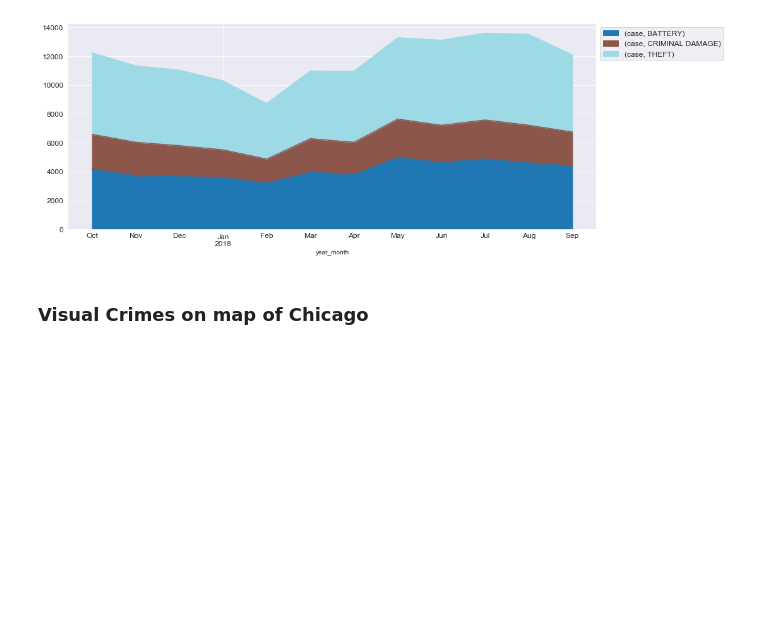
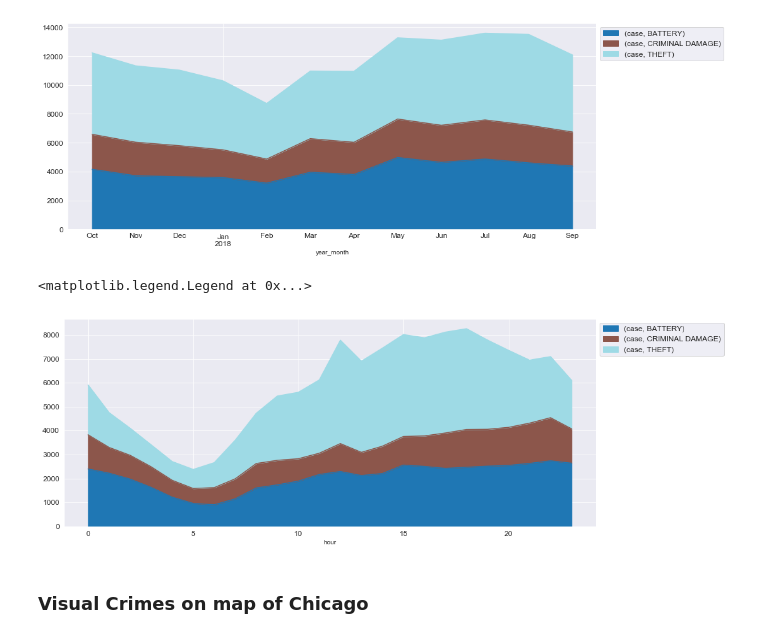
Before and after one commit to sunilsinghuk/Applied-Data-Science_Coursera, a Jupyter notebook: BattleOfTheNeighbourhoods.ipynb, the cells around one changed output. Saved outputs shown, nothing was run; the diff lists cells and outputs as text; code cells hidden in the pictures; blank space fills up the shorter version.

```diff
--- a/BattleOfTheNeighbourhoods.ipynb
+++ b/BattleOfTheNeighbourhoods.ipynb
@@ -119,7 +119,7 @@ crime_keep_columns = ['CASE#',
 # !wget -O crimes.csv https://data.cityofchicago.org/api/views/x2n5-8w5q/rows.csv?accessType=DOWNLOAD
 
 # Read from local
-df = pd.read_csv('crimes.csv',
+df = pd.read_csv('./capstone_data/crimes.csv',
                  usecols=crime_keep_columns)
 # %% [markdown]
 Looking at the Shape of df we can see that only 12 columns have been imported instead of all 22.
@@ -370,6 +370,20 @@ df_top3_crimes[['case', 'primary_description', 'year_month']].pivot_table(
 # %% [output]
 <matplotlib.legend.Legend at 0x...>
 [figure]
+# %%
+df_top3_crimes[['case', 'primary_description', 'hour']].pivot_table(
+    index='hour',
+    columns='primary_description',
+    fill_value=0,
+    aggfunc='count').plot(kind='area',
+                          stacked=True,
+                          figsize=(15, 6),
+                               fontsize=12,
+                               colormap='tab20').legend(bbox_to_anchor=(1,1),
+                                                        prop={'size': 12})
+# %% [output]
+<matplotlib.legend.Legend at 0x...>
+[figure, added]
 # %% [markdown]
 ### Visual Crimes on map of Chicago
 # %%
```
Also changed, not shown: parts of 5 cells of this notebook, 5 other files.
